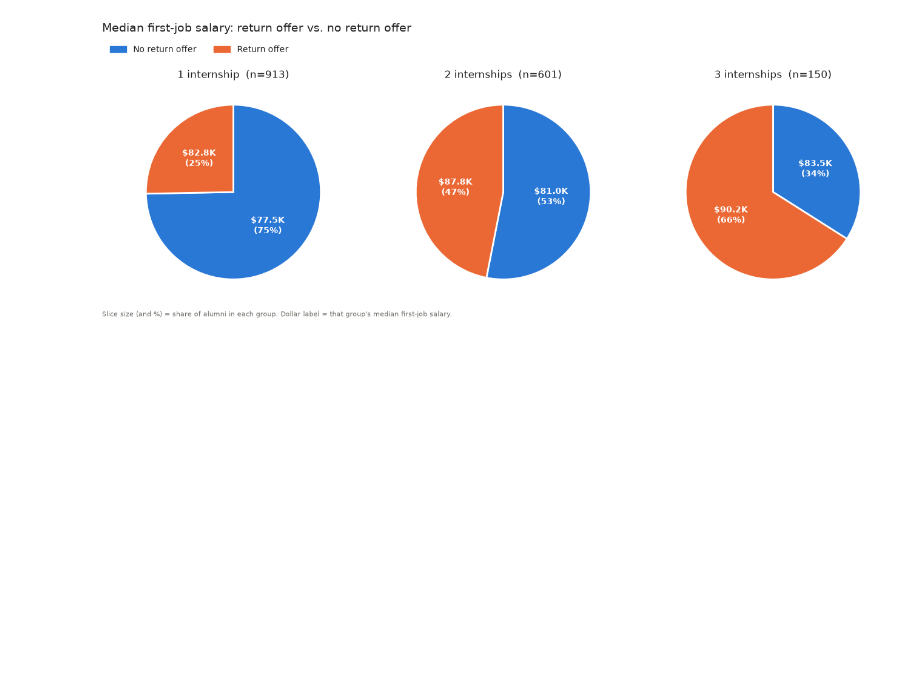
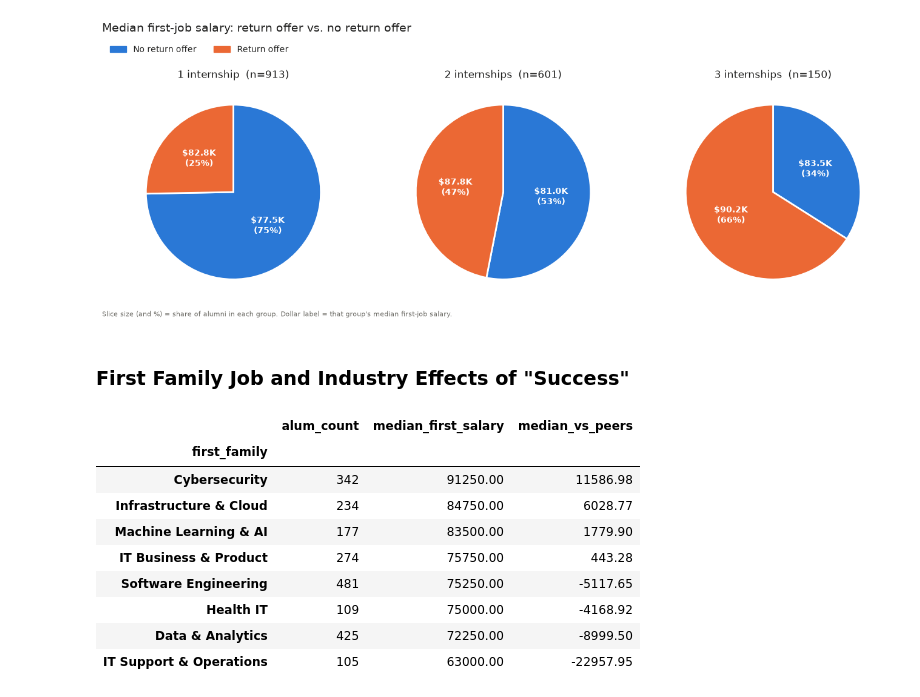
Before and after one commit to WestphalianFresco/TSWhackUMBC, a Jupyter notebook: dataset_analysis.ipynb, the cells around one changed output. Saved outputs shown, nothing was run; the diff lists cells and outputs as text; code cells hidden in the pictures; blank space fills up the shorter version.

```diff
--- a/dataset_analysis.ipynb
+++ b/dataset_analysis.ipynb
@@ -379,3 +379,44 @@ plt.tight_layout(rect=(0, 0.03, 1, 0.88))
 plt.show()
 # %% [output]
 [figure]
+# %% [markdown]
+### First Family Job and Industry Effects of "Success"
+# %%
+jobs = df_employ.assign(start_date=pd.to_datetime(df_employ['start_date'])).sort_values('start_date')
+career = jobs.groupby('campus_id').agg(
+    first_family=('job_family', 'first'),
+    first_industry=('employer_industry', 'first'),
+    first_salary=('annual_salary_usd', 'first'),
+    latest_salary=('annual_salary_usd', 'last'),
+    first_start=('start_date', 'first'),
+    last_start=('start_date', 'last'),
+    last_tenure=('tenure_months', 'last'))
+career['years_experience'] = ((career['last_start'] - career['first_start']).dt.days / 365.25
+                              + career['last_tenure'] / 12)
+
+# how far above/below a typical alum with the same years of experience each alum earns now
+slope, intercept = np.polyfit(career['years_experience'], career['latest_salary'], 1)
+career['salary_vs_peers'] = career['latest_salary'] - (intercept + slope * career['years_experience'])
+
+def summarize(col):
+    return (career.groupby(col)
+            .agg(alum_count=('first_salary', 'count'),
+                 median_first_salary=('first_salary', 'median'),
+                 median_vs_peers=('salary_vs_peers', 'median'))
+            .query('alum_count >= @MIN_N')
+            .sort_values('median_first_salary', ascending=False))
+
+family_summary = summarize('first_family')
+industry_summary = summarize('first_industry')
+family_summary
+# %% [output]
+|  | alum_count | median_first_salary | median_vs_peers |
+| first_family |  |  |  |
+| Cybersecurity | 342 | 91250.00 | 11586.98 |
+| Infrastructure & Cloud | 234 | 84750.00 | 6028.77 |
+| Machine Learning & AI | 177 | 83500.00 | 1779.90 |
+| IT Business & Product | 274 | 75750.00 | 443.28 |
+| Software Engineering | 481 | 75250.00 | -5117.65 |
+| Health IT | 109 | 75000.00 | -4168.92 |
+| Data & Analytics | 425 | 72250.00 | -8999.50 |
+| IT Support & Operations | 105 | 63000.00 | -22957.95 |
```
Also changed, not shown: parts of 8 cells of this notebook.
